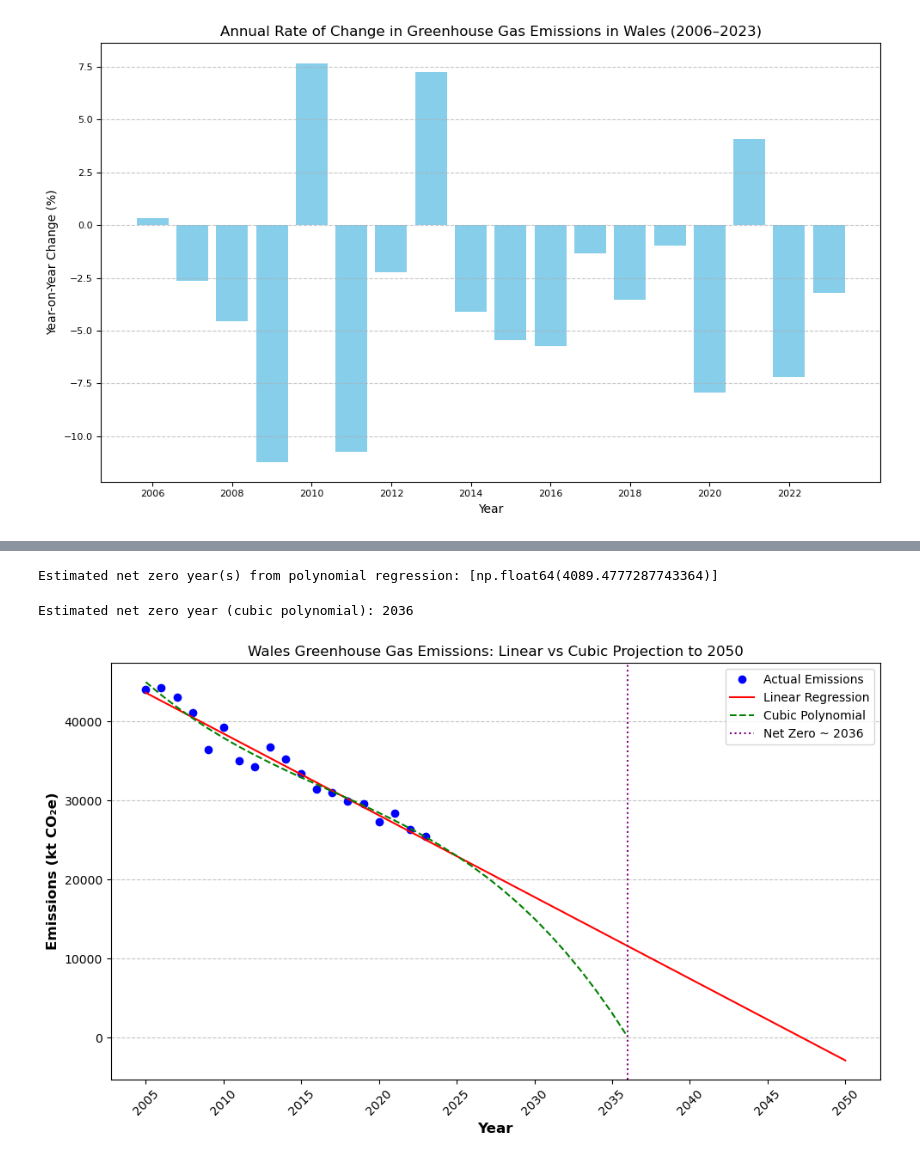
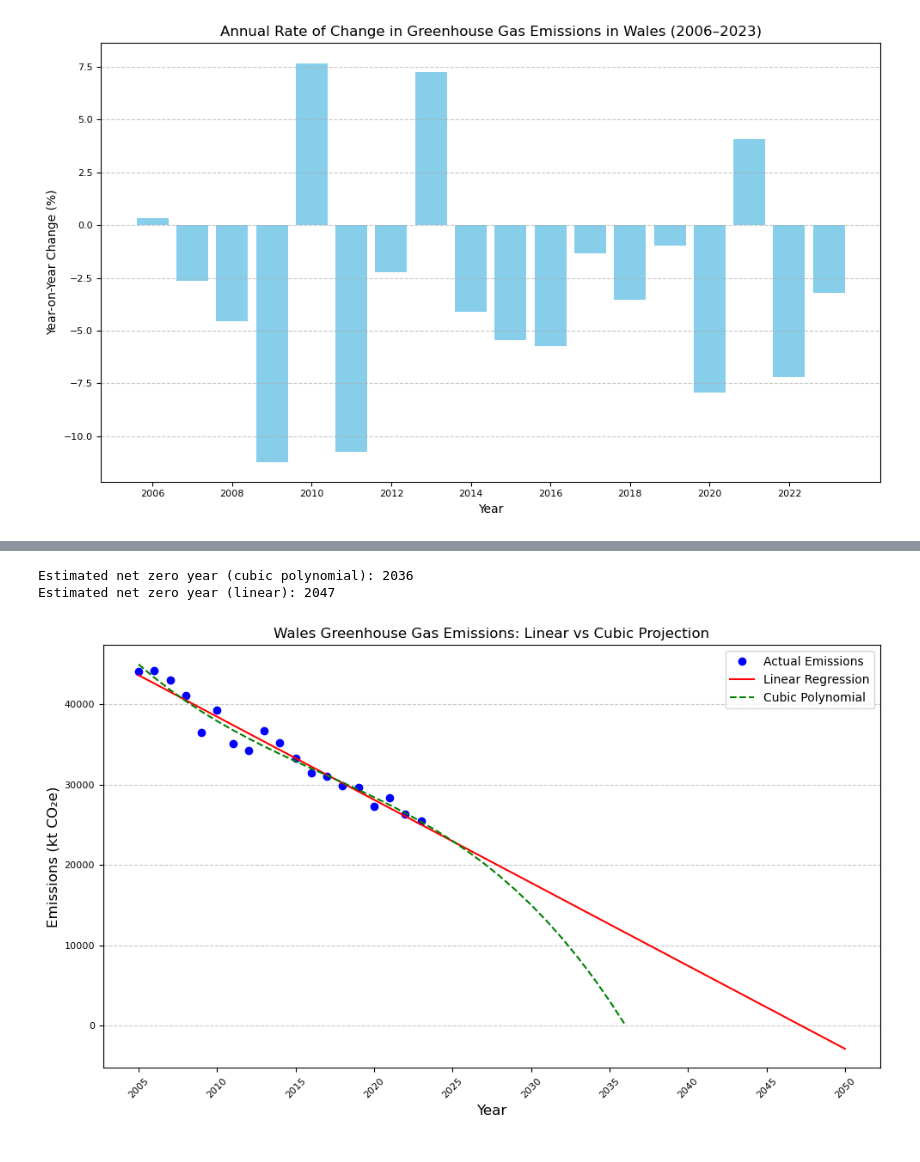
Before and after one commit to Elias-Pieris/Wales-emissions-analysis, a Jupyter notebook: notebooks/Analysing WALES Green House Gas Emissions-Copy1.ipynb, the cells around one changed output, grey strips where cells are left out. Saved outputs shown, nothing was run; the diff lists cells and outputs as text; code cells hidden in the pictures.

```diff
--- a/notebooks/Analysing WALES Green House Gas Emissions-Copy1.ipynb
+++ b/notebooks/Analysing WALES Green House Gas Emissions-Copy1.ipynb
@@ -174,10 +171,3 @@ from sklearn.linear_model import LinearRegression
 
 X = annual.index.values.reshape(-1, 1)  # years
 y = annual.values
-# %%
-# Degree 2 (quadratic)
-poly = PolynomialFeatures(degree=2)
-X_poly = poly.fit_transform(X)
-
-poly_model = LinearRegression()
-poly_model.fit(X_poly, y)
@@ -212,13 +174,3 @@ plt.show()
-# %%
-# Solve for year where polynomial crosses zero
-coeffs = poly_model.coef_[::-1]  # reverse order for np.roots
-coeffs[-1] = coeffs[-1] - 0     # set y = 0
-net_zero_years = np.roots(coeffs)  # may get complex roots
-net_zero_years = [y.real for y in net_zero_years if y.imag == 0 and y.real > 2023]  # realistic future year
-
-print("Estimated net zero year(s) from polynomial regression:", net_zero_years)
-# %% [output]
-Estimated net zero year(s) from polynomial regression: [np.float64(4089.4777287743364)]
 # %%
 # Linear regression
 linear_model = LinearRegression().fit(X, y)
@@ -239,41 +191,46 @@ coeffs[-1] += poly_model.intercept_  # include intercept
 net_zero_years = np.roots(coeffs)
 net_zero_years = [y.real for y in net_zero_years if y.imag == 0 and y.real > 2023]
 
+#calculate and print estimated years that net zero will be achieved
 if net_zero_years:
     net_zero_year = int(min(net_zero_years))  # earliest realistic year
 else:
     net_zero_year = "beyond 2050"
 
 print("Estimated net zero year (cubic polynomial):", net_zero_year)
+
+# Solve for linear regression y = 0
+m = linear_model.coef_[0]
+b = linear_model.intercept_
+year_zero_linear = -b / m
+print("Estimated net zero year (linear):", int(year_zero_linear))
 
 # Clip cubic line only up to net zero year
 if net_zero_years:
     first_zero_idx = np.argmax(years_future.flatten() >= net_zero_year)
     emissions_cubic_plot = emissions_cubic[:first_zero_idx+1]
     years_cubic_plot = years_future[:first_zero_idx+1]
 else:
     emissions_cubic_plot = emissions_cubic
     years_cubic_plot = years_future
 
 # Plot
 plt.figure(figsize=(10,6))
 plt.plot(annual.index, annual.values, 'o', label='Actual Emissions', color='blue')
 plt.plot(years_future, emissions_linear, '-', label='Linear Regression', color='red')
 plt.plot(years_cubic_plot, emissions_cubic_plot, '--', label='Cubic Polynomial', color='green')
 
-# Annotate net zero year
-if net_zero_years:
-    plt.axvline(net_zero_year, color='purple', linestyle=':', label=f'Net Zero ~ {net_zero_year}')
 
-plt.xlabel("Year", fontsize=12, fontweight="bold")
-plt.ylabel("Emissions (kt CO₂e)", fontsize=12, fontweight="bold")
-plt.xticks(range(2005, 2051, 5), rotation=45, fontsize=10)
-plt.yticks(fontsize=10)
-plt.title("Wales Greenhouse Gas Emissions: Linear vs Cubic Projection to 2050")
+plt.xlabel("Year", fontsize=12)
+plt.ylabel("Emissions (kt CO₂e)", fontsize=12)
+plt.xticks(range(2005, 2051, 5), rotation=45, fontsize=8)
+plt.yticks(fontsize=8)
+plt.title("Wales Greenhouse Gas Emissions: Linear vs Cubic Projection")
 plt.legend()
 plt.grid(axis='y', linestyle='--', alpha=0.7)
 plt.tight_layout()
 plt.show()
 # %% [output]
 Estimated net zero year (cubic polynomial): 2036
+Estimated net zero year (linear): 2047
-[figure, old version]
+[figure, new version]
```
Also changed, not shown: parts of 5 cells of this notebook.
